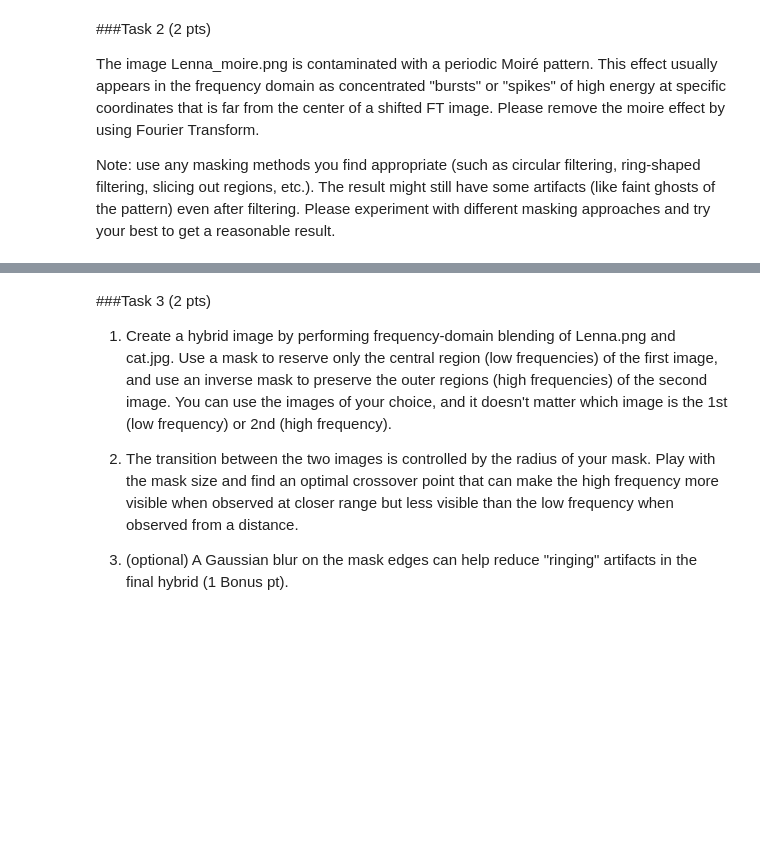
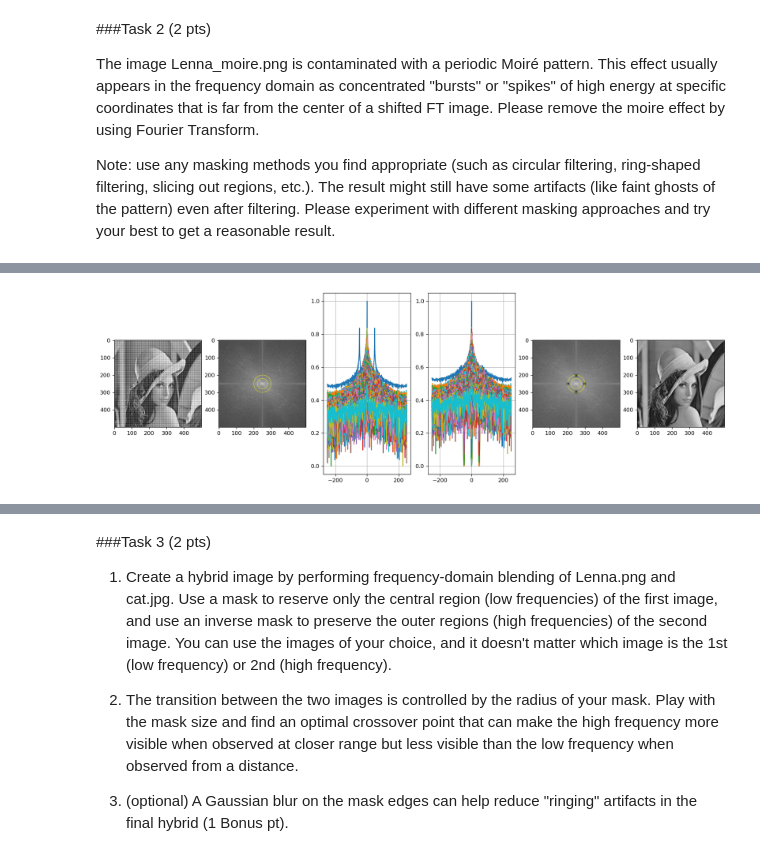
Before and after one commit to dawud-shakir/CS591-DIP, a Jupyter notebook: hw3/dawud_hw3.ipynb, the cells around one changed output, grey strips where cells are left out. Drawn from its saved outputs; the diff is of its cells as text; code cells hidden in the pictures; blank space fills up the shorter version.

Commit message:
Very rough draft of all answered problems

```diff
--- a/hw3/dawud_hw3.ipynb
+++ b/hw3/dawud_hw3.ipynb
@@ -46,0 +141,93 @@ plt.show()
+# %%
+# First, we need to identify spikes
+moire_gray = cv2.cvtColor(img, cv2.COLOR_RGB2GRAY)
+
+
+# Convert to frequency domain
+F = np.fft.fft2(moire_gray)
+F_shift = np.fft.fftshift(F)
+
+
+min_max_scale = lambda v: (v - v.min()) / (v.max() - v.min() + 1e-8) # avoid divide by zero
+
+mags1 = np.abs(F_shift)
+mags1 = np.log1p(mags1)
+mags1 = min_max_scale(mags1)
+
+# Mask
+rows, cols = F.shape
+crow, ccol = F.shape[0] // 2, F.shape[1] // 2
+y_pca, x = np.ogrid[-crow:rows-crow, -ccol:cols-ccol]
+
+r1, r2 = 30, 50     # 35, 55
+ring = (x*x + y_pca*y_pca >= r1*r1) & (x*x + y_pca*y_pca <= r2*r2)
+
+def gaussian_notch_reject_mask(shape, centers, sigma):
+    """
+    shape: (H, W)
+    centers: list of (u0, v0) spike centers in the *shifted* spectrum coordinates
+    sigma: controls notch width (in pixels). Try 3..15.
+        Small sigma (3–6): very surgical, might not remove all moiré
+        Medium (7–12): usually good
+        Large (15+): removes more but can soften textures/detail
+
+    Returns: mask H(u,v) in [0,1] where 0 attenuates, 1 keeps.
+    """
+    H, W = shape
+    u = np.arange(H)[:, None]
+    v = np.arange(W)[None, :]
+
+    mask = np.ones((H, W), dtype=np.float64)
+
+    for (u0, v0) in centers:
+        # symmetric partner in shifted coordinates
+        u1 = (H - u0) % H
+        v1 = (W - v0) % W
+
+        D0 = (u - u0)**2 + (v - v0)**2
+        D1 = (u - u1)**2 + (v - v1)**2
+
+        notch0 = 1.0 - np.exp(-D0 / (2.0 * sigma**2))
+        notch1 = 1.0 - np.exp(-D1 / (2.0 * sigma**2))
+
+        mask *= notch0 * notch1
+
+    return mask
+
+
+thresh = .68    # .69
+found_spikes = sum(mags1[ring] > thresh)
+print(f"{found_spikes=}")
+coords = np.argwhere((mags1 > thresh) & ring)
+coords = coords[coords[:, 0] <= coords[:, 1]]   # keep y <= x
+print(coords)
+mask = gaussian_notch_reject_mask(F_shift.shape, coords, sigma=6)
+F_without_ring = F_shift * mask
+# F_without_ring = F_shift * ((mags1 * ring) <= thresh)
+mags2 = np.abs(F_without_ring)
+mags2 = np.log1p(mags2)
+mags2 = min_max_scale(mags2)
+
+
+from matplotlib.patches import Circle
+
+
+_, axs = plt.subplots(nrows=1, ncols=6, figsize=(20, 6), dpi=120)
+
+axs[0].imshow(moire_gray, cmap='gray')
+
+axs[1].imshow(mags1, cmap='gray')
+axs[1].add_patch(Circle(xy=(ccol, crow), radius=r1, linewidth=.5, fill=False, edgecolor='yellow'))
+axs[1].add_patch(Circle(xy=(ccol, crow), radius=r2, linewidth=.5, fill=False, edgecolor='yellow'))
+
+axs[2].plot(np.arange(-ccol, ccol), mags1)
+axs[2].grid(True)
+axs[3].plot(np.arange(-ccol, ccol), mags2)
+axs[3].grid(True)
+
+axs[4].imshow(mags2, cmap='gray')
+axs[4].add_patch(Circle(xy=(ccol, crow), radius=r1, linewidth=.5, fill=False, edgecolor='yellow'))
+axs[4].add_patch(Circle(xy=(ccol, crow), radius=r2, linewidth=.5, fill=False, edgecolor='yellow'))
+
+axs[5].imshow(np.real(np.fft.ifft2(np.fft.ifftshift(F_without_ring))), cmap='gray')
+# %% [output]
@@ -46,0 +244 @@ plt.show()
+[figure, added]
```
Also changed, not shown: parts of 17 cells of this notebook.
